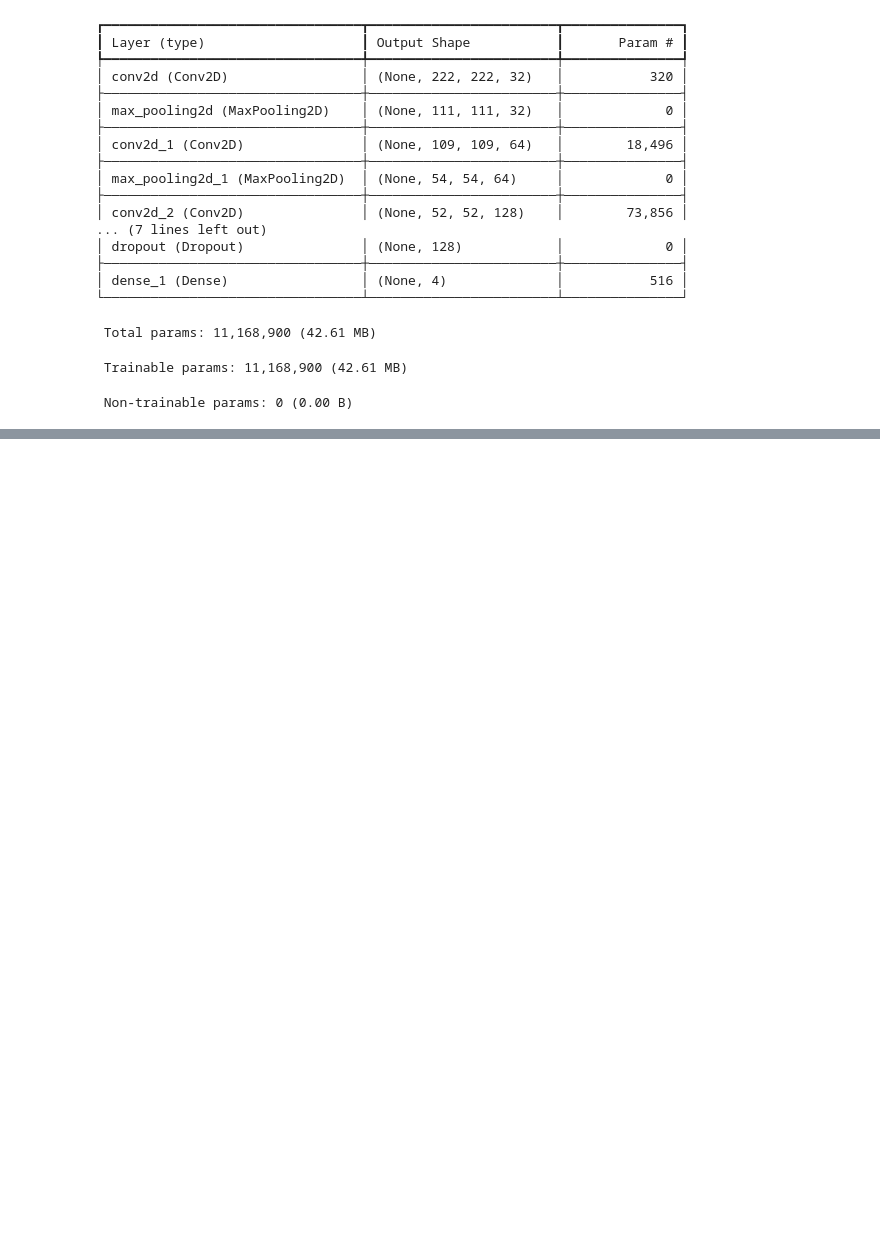
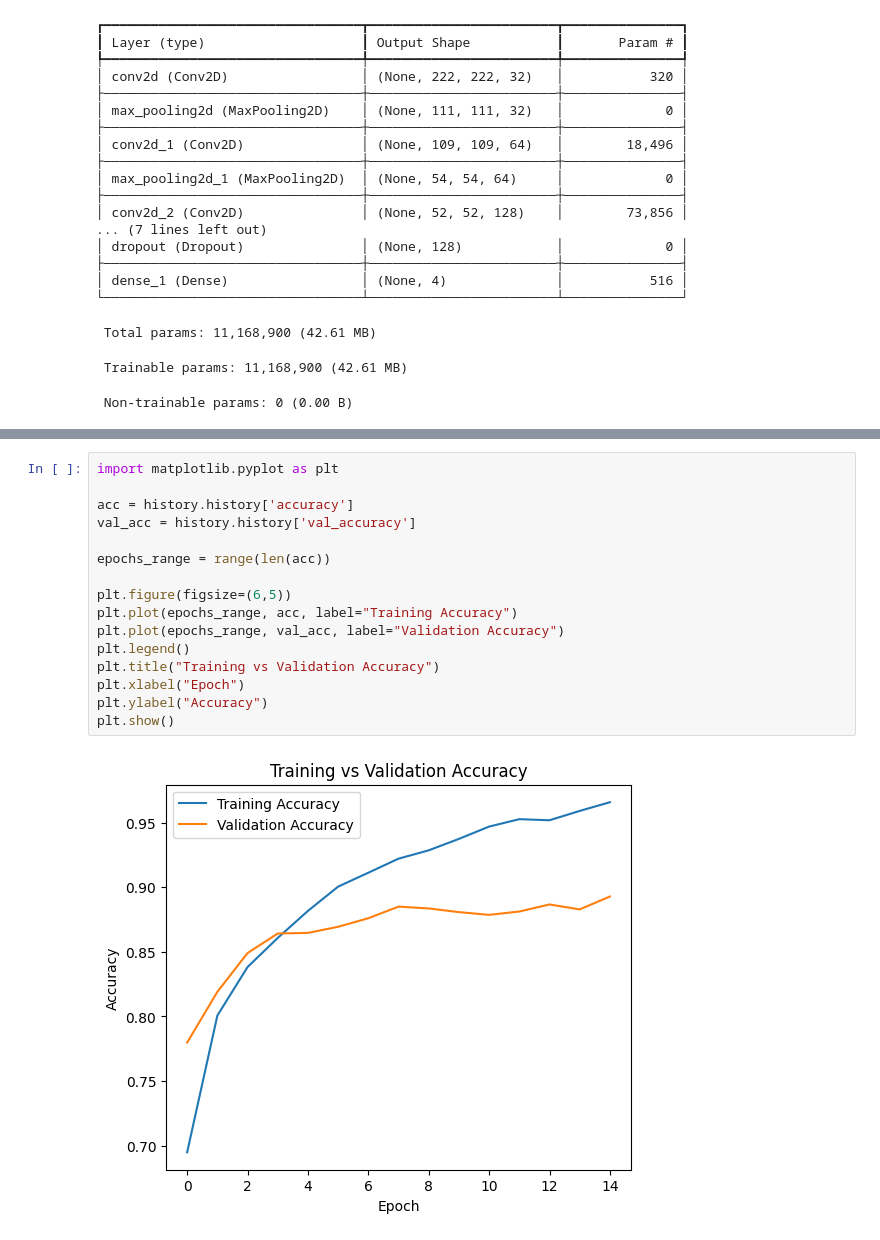
Before and after one commit to ashishbaberwal/Computer-Vision-Based-Disease-Classfication, a Jupyter notebook: Notebook/train_model.ipynb, the cells around one changed output, grey strips where cells are left out. Drawn from its saved outputs; the diff is of its cells as text; blank space fills up the shorter version.

```diff
--- a/Notebook/train_model.ipynb
+++ b/Notebook/train_model.ipynb
@@ -339 +310,19 @@ Validation Accuracy: 0.791519045829773
+# %%
+import matplotlib.pyplot as plt
+
+acc = history.history['accuracy']
+val_acc = history.history['val_accuracy']
+
+epochs_range = range(len(acc))
+
+plt.figure(figsize=(6,5))
+plt.plot(epochs_range, acc, label="Training Accuracy")
+plt.plot(epochs_range, val_acc, label="Validation Accuracy")
+plt.legend()
+plt.title("Training vs Validation Accuracy")
+plt.xlabel("Epoch")
+plt.ylabel("Accuracy")
+plt.show()
+# %% [output]
+[figure, added]
 # %%
```
Also changed, not shown: parts of 29 cells of this notebook.
